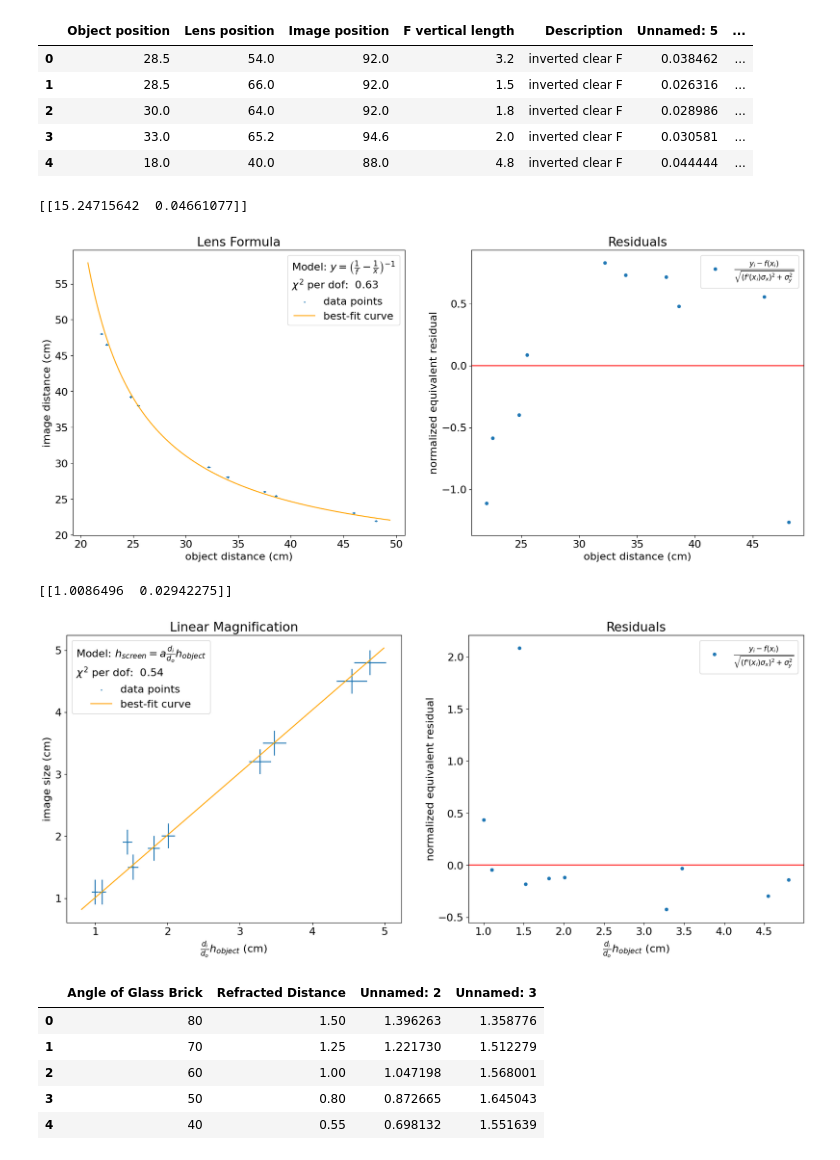
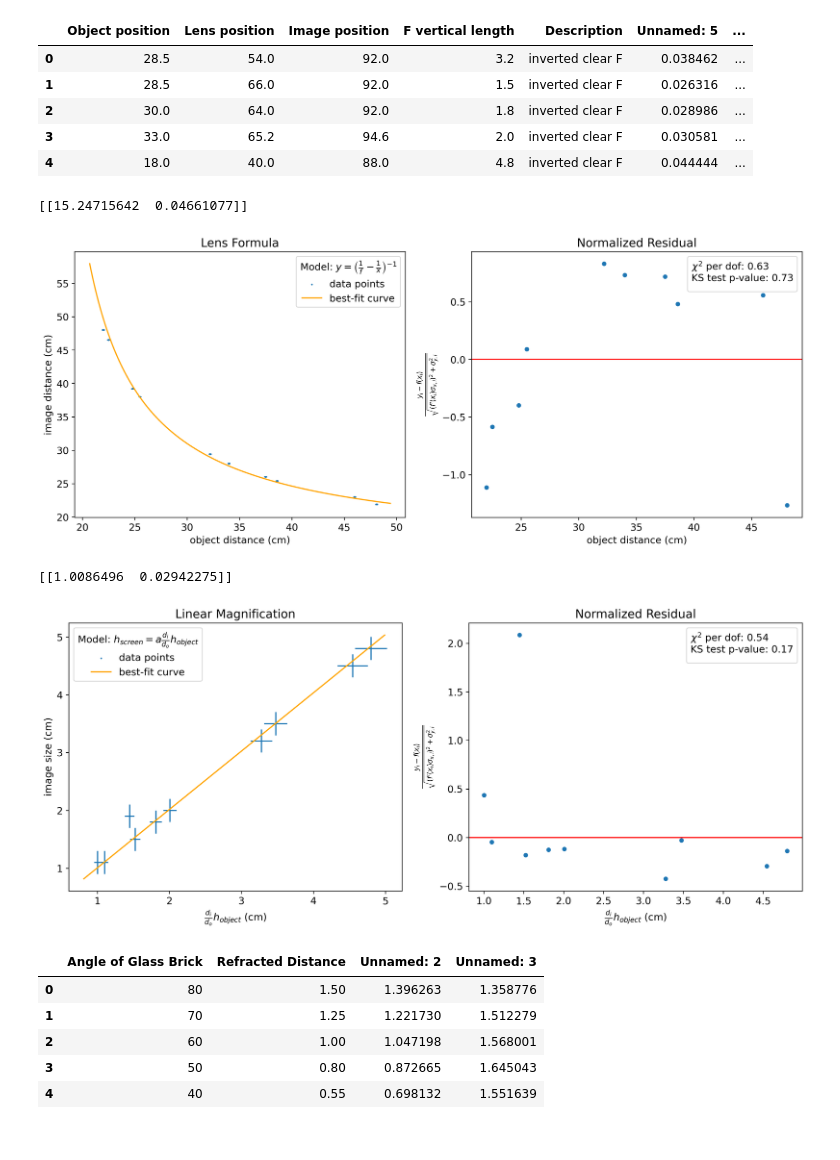
Before and after one commit to ryanliu30/5CL, a Jupyter notebook: notebooks/lab0.ipynb, the cells around one changed output. Saved outputs shown, nothing was run; the diff lists cells and outputs as text; code cells hidden in the pictures.

```diff
--- a/notebooks/lab0.ipynb
+++ b/notebooks/lab0.ipynb
@@ -94,21 +94,21 @@ df_exp3[:5]
 # %%
 fit_and_plot(
     exp3_model,
     df_exp3["Lens position"] - df_exp3["Object position"],
     df_exp3["Image position"] - df_exp3["Lens position"],
     np.ones(df_exp3.shape[0]) * (0.1**2 + 0.1**2)**0.5,
     np.ones(df_exp3.shape[0]) * (0.1**2 + 0.1**2)**0.5,
     1,
     None,
     "object distance (cm)",
     "image distance (cm)",
     "Lens Formula",
     r"$y = \left(\frac{1}{f}-\frac{1}{x}\right)^{-1}$",
-    "Residuals",
+    True,
     );
 # %% [output]
 [[15.24715642  0.04661077]]
-[figure, old version]
+[figure, new version]
 # %%
 class Exp3MagnificationModel:
     def forward(self, x, a):
@@ -136,11 +136,11 @@ fit_and_plot(
     "image size (cm)",
     "Linear Magnification",
     r"$h_{screen} = a\frac{d_i}{d_o}h_{object}$",
-    "Residuals",
+    True,
     );
 # %% [output]
 [[1.0086496  0.02942275]]
-[figure, old version]
+[figure, new version]
 # %%
 class Exp4Model:
     def forward(self, x, n):
```
Also changed, not shown: parts of 3 cells of this notebook, 1 other file.
